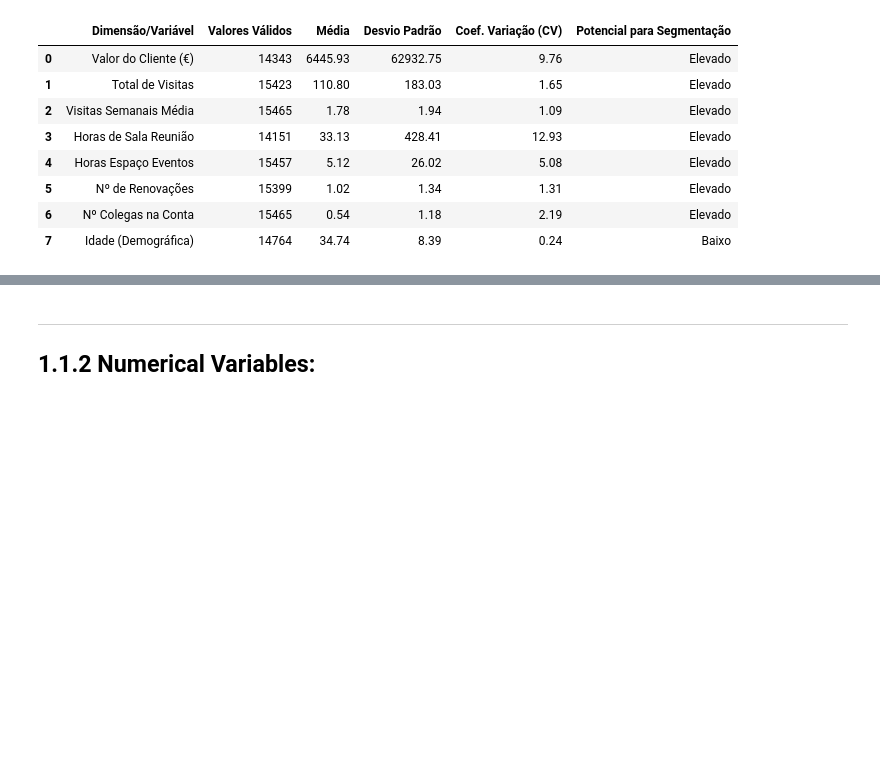
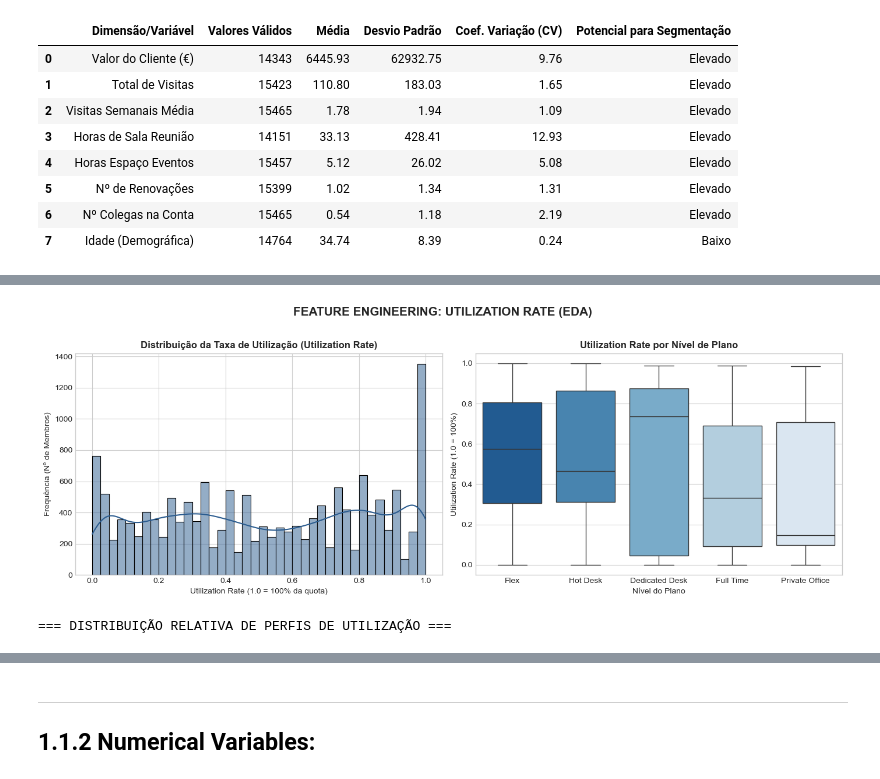
Before and after one commit to Diogosousa03/DM_Grupo18, a Jupyter notebook: notebooks/Group18_EDA_Code.ipynb, the cells around one changed output, grey strips where cells are left out. Drawn from its saved outputs; the diff is of its cells as text; code cells hidden in the pictures; blank space fills up the shorter version.

```diff
--- a/notebooks/Group18_EDA_Code.ipynb
+++ b/notebooks/Group18_EDA_Code.ipynb
@@ -863,0 +1045,78 @@ display(df_seg_summary)
+# %%
+# Configuração visual do Seaborn/Matplotlib
+plt.style.use('seaborn-v0_8-whitegrid')
+
+# -------------------------------------------------------------------------
+# 1. CÓPIA TEMPORÁRIA DE TRABALHO (EDA / FEATURE ENGINEERING)
+# -------------------------------------------------------------------------
+df_eda = df.copy()
+
+# Tratamento temporário de valores negativos em memória
+for col in ['actual_visits_last_period', 'entitled_visits_last_period']:
+    if col in df_eda.columns:
+        df_eda.loc[df_eda[col] < 0, col] = np.nan
+
+actual = df_eda['actual_visits_last_period']
+entitled = df_eda['entitled_visits_last_period']
+
+# -------------------------------------------------------------------------
+# 2. CÁLCULO TRATADO DA FEATURE: UTILIZATION RATE
+# -------------------------------------------------------------------------
+# Regras para tratar denominadores zero (0) e valores ausentes (NaN)
+conditions = [
+    (entitled.isna()) | (actual.isna()),                   # Dados ausentes -> NaN
+    (entitled == 0) & (actual == 0),                       # Sem quota e sem visitas -> 0.0 (0%)
+    (entitled == 0) & (actual > 0),                        # Sem quota mas com visitas (Pay-per-use) -> NaN
+    (entitled > 0)                                         # Divisão padrão
+]
+
+choices = [
+    np.nan,
+    0.0,
+    np.nan,
+    actual / entitled
+]
+
+df_eda['utilization_rate'] = np.select(conditions, choices)
+
+# Mapeamento limpo de planos para análise
+plan_map = {
+    'flex': 'Flex', 'hot_desk': 'Hot Desk', 'hot desk': 'Hot Desk', 'hotdesk': 'Hot Desk',
+    'dedicated_desk': 'Dedicated Desk', 'dedicated desk': 'Dedicated Desk', 'dedicateddesk': 'Dedicated Desk',
+    'full_time': 'Full Time', 'fulltime': 'Full Time', 'full time': 'Full Time',
+    'private_office': 'Private Office', 'private office': 'Private Office', 'privateoffice': 'Private Office'
+}
+df_eda['plan_clean'] = df_eda['plan_tier'].astype(str).str.strip().str.lower().map(plan_map).fillna(df_eda['plan_tier'])
+
+# -------------------------------------------------------------------------
+# 3. PAINEL DE VISUALIZAÇÃO GRÁFICA
+# -------------------------------------------------------------------------
+fig, axes = plt.subplots(1, 2, figsize=(14, 5))
+
+# Histograma da Taxa de Utilização
+sns.histplot(df_eda['utilization_rate'].dropna(), kde=True, ax=axes[0], color='#2b5c8f', bins=40)
+axes[0].set_title('Distribuição da Taxa de Utilização (Utilization Rate)', fontsize=12, fontweight='bold')
+axes[0].set_xlabel('Utilization Rate (1.0 = 100% da quota)')
+axes[0].set_ylabel('Frequência (Nº de Membros)')
+
+# Boxplot por Nível de Plano
+sns.boxplot(data=df_eda, x='plan_clean', y='utilization_rate', ax=axes[1], palette='Blues_r',
+            order=['Flex', 'Hot Desk', 'Dedicated Desk', 'Full Time', 'Private Office'])
+axes[1].set_title('Utilization Rate por Nível de Plano', fontsize=12, fontweight='bold')
+axes[1].set_xlabel('Nível do Plano')
+axes[1].set_ylabel('Utilization Rate (1.0 = 100%)')
+
+plt.suptitle('FEATURE ENGINEERING: UTILIZATION RATE (EDA)', fontsize=15, fontweight='bold', y=1.02)
+plt.tight_layout()
+plt.show()
+
+# -------------------------------------------------------------------------
+# 4. CATEGORIZAÇÃO E RESUMO ESTATÍSTICO
+# -------------------------------------------------------------------------
+util_bins = [-np.inf, 0.0, 0.5, 0.9, 1.0, np.inf]
+util_labels = ['0% (Nula)', '1%-50% (Subutilização Aguda)', '51%-90% (Moderada)', '91%-100% (Capacidade Ideal)', '>100% (Over-utilization)']
+df_eda['utilization_category'] = pd.cut(df_eda['utilization_rate'], bins=util_bins, labels=util_labels)
+
+print("=== DISTRIBUIÇÃO RELATIVA DE PERFIS DE UTILIZAÇÃO ===")
+display((df_eda['utilization_category'].value_counts(dropna=False, normalize=True) * 100).round(2).to_frame('% do Total'))
+# %% [output]
@@ -863,0 +1126,2 @@ display(df_seg_summary)
+[figure, added]
+=== DISTRIBUIÇÃO RELATIVA DE PERFIS DE UTILIZAÇÃO ===
```
Also changed, not shown: parts of 22 cells of this notebook.
